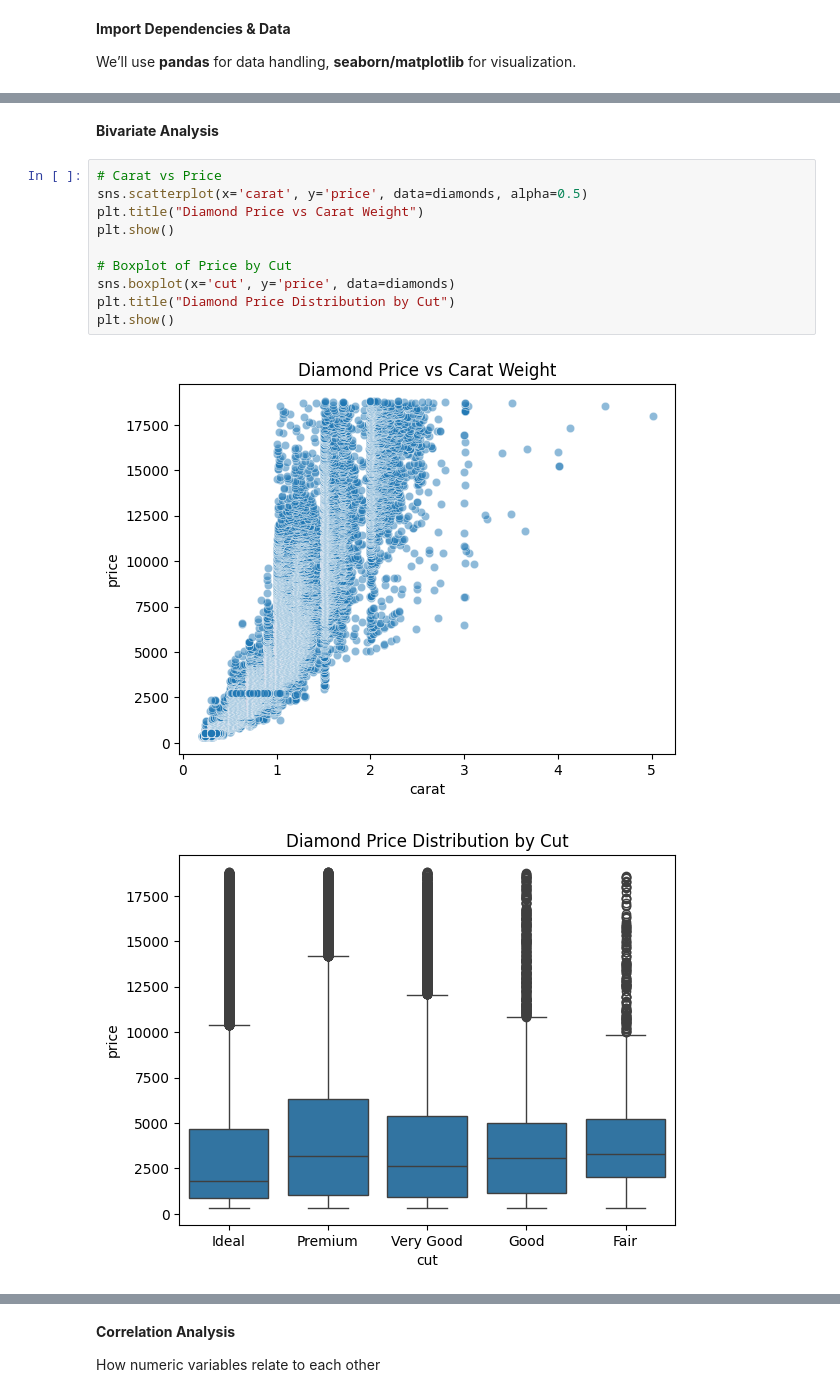
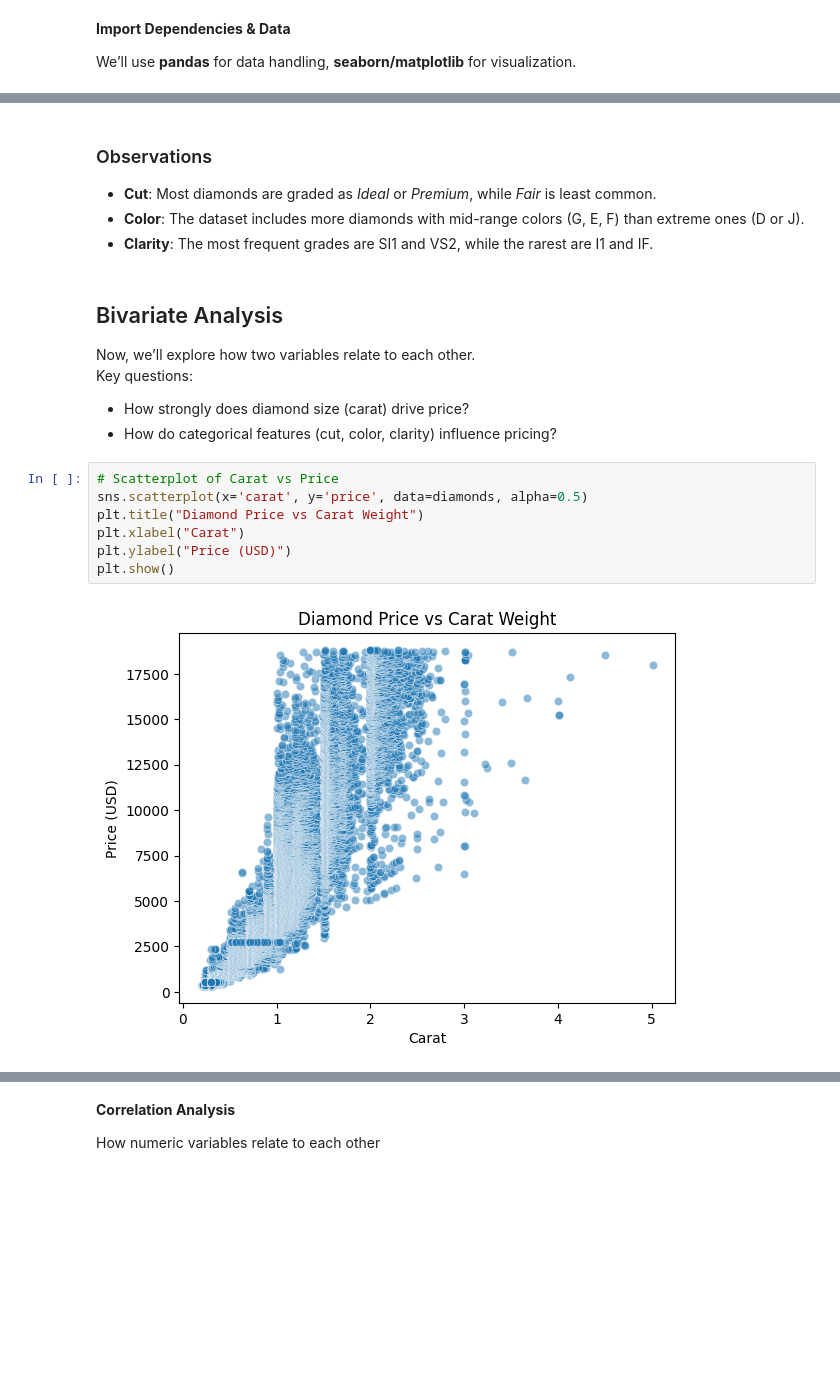
Before and after one commit to bankoscarpa/datafun-06-eda, a Jupyter notebook: bankoscarpa_eda.ipynb, the cells around one changed output, grey strips where cells are left out. Drawn from its saved outputs; the diff is of its cells as text; blank space fills up the shorter version.

```diff
--- a/bankoscarpa_eda.ipynb
+++ b/bankoscarpa_eda.ipynb
@@ -45,15 +115,21 @@ plt.show()
+# %% [markdown]
+### Observations
+- **Cut**: Most diamonds are graded as *Ideal* or *Premium*, while *Fair* is least common.
+- **Color**: The dataset includes more diamonds with mid-range colors (G, E, F) than extreme ones (D or J).
+- **Clarity**: The most frequent grades are SI1 and VS2, while the rarest are I1 and IF.
 # %% [markdown]
-**Bivariate Analysis**
+## Bivariate Analysis
+
+Now, we’ll explore how two variables relate to each other.
+Key questions:
+- How strongly does diamond size (carat) drive price?
+- How do categorical features (cut, color, clarity) influence pricing?
 # %%
-# Carat vs Price
+# Scatterplot of Carat vs Price
 sns.scatterplot(x='carat', y='price', data=diamonds, alpha=0.5)
 plt.title("Diamond Price vs Carat Weight")
+plt.xlabel("Carat")
+plt.ylabel("Price (USD)")
 plt.show()
-
-# Boxplot of Price by Cut
-sns.boxplot(x='cut', y='price', data=diamonds)
-plt.title("Diamond Price Distribution by Cut")
-plt.show()
 # %% [output]
-[figure, old version]
+[figure, new version]
-[figure, removed]
```
Also changed, not shown: parts of 16 cells of this notebook.
